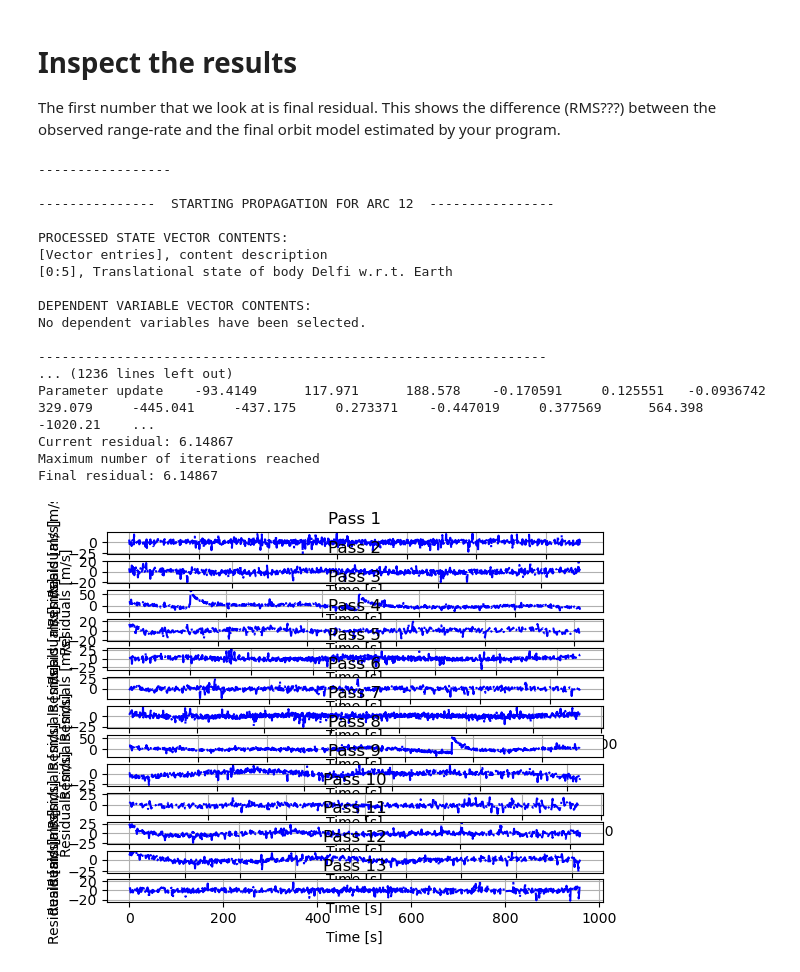
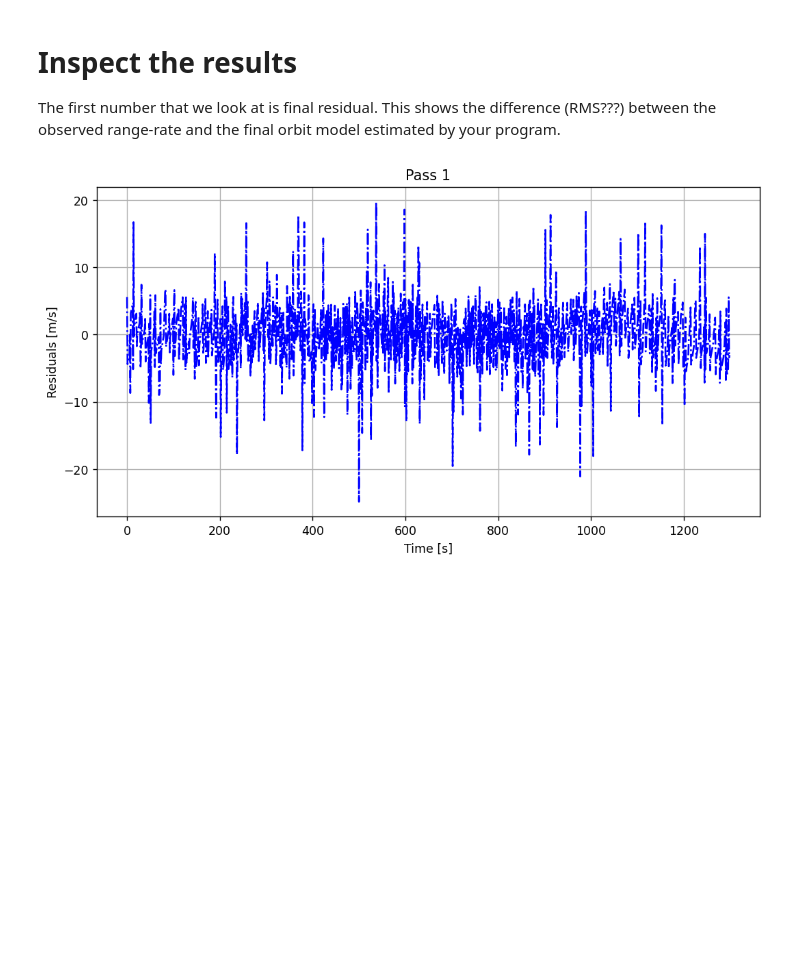
Before and after one commit to DopTrack/estimate, a Jupyter notebook: Assignment2.ipynb, the cells around one changed output. Drawn from its saved outputs; the diff is of its cells as text; code cells hidden in the pictures; blank space fills up the shorter version.

```diff
--- a/Assignment2.ipynb
+++ b/Assignment2.ipynb
@@ -49,7 +49,8 @@ data = ['Delfi-C3_32789_202004011044.DOP1C', 'Delfi-C3_32789_202004011219.DOP1C'
 # Specify which metadata and data files should be loaded (this will change throughout the assignment)
 # 1. & 2. only one pass
 # 3. & 4. all passes
-indices_files_to_load = [0, 1, 2, 3, 4, 5, 6, 7, 8, 9, 10, 11, 12]
+#indices_files_to_load = [0, 1, 3, 4, 5, 6, 9, 10, 11, 12]
+indices_files_to_load = [0]
 # indices_files_to_load = [0, 1, 2, 3, 4, 5, 6, 7, 8, 9, 10, 11, 12]
 # %%
 # Retrieve initial epoch and state of the first pass
@@ -265,44 +266,30 @@ No dependent variables have been selected.
 The first number that we look at is final residual. This shows the difference (RMS???) between the observed range-rate and the final orbit model estimated by your program.
 # %%
 # Plot residuals
-fig = plt.figure()
+
+number_of_passes = len(indices_files_to_load)
+
+fig = plt.figure(figsize=(10,number_of_passes*5.0), dpi=125)
 fig.tight_layout()
 fig.subplots_adjust(hspace=0.3)
 
 for i in range(len(passes_start_times)):
     ax = fig.add_subplot(len(passes_start_times), 1, i+1)
     ax.plot(residuals_per_pass[i], color='blue', linestyle='-.')
     ax.set_xlabel('Time [s]')
     ax.set_ylabel('Residuals [m/s]')
     ax.set_title(f'Pass '+str(i+1))
     plt.grid()
 plt.show()
 
 # Plot residuals histogram
 fig = plt.figure()
 ax = fig.add_subplot()
 # plt.hist(residuals[:,1],100)
 plt.hist(residuals[:,nb_iterations-1],100)
 ax.set_xlabel('Doppler residuals [m/s]')
 ax.set_ylabel('Nb occurrences []')
 plt.grid()
 plt.show()
 # %% [output]
------------------
-
----------------  STARTING PROPAGATION FOR ARC 12  ----------------
-
-PROCESSED STATE VECTOR CONTENTS:
-[Vector entries], content description
-[0:5], Translational state of body Delfi w.r.t. Earth
-
-DEPENDENT VARIABLE VECTOR CONTENTS:
-No dependent variables have been selected.
-
------------------------------------------------------------------
-... (1236 lines left out)
-Parameter update    -93.4149      117.971      188.578    -0.170591     0.125551   -0.0936742      329.079     -445.041     -437.175     0.273371    -0.447019     0.377569      564.398     -1020.21    ...
-Current residual: 6.14867
-Maximum number of iterations reached
-Final residual: 6.14867
-[figure, old version]
+[figure, new version]
```
Also changed, not shown: parts of 5 cells of this notebook.
